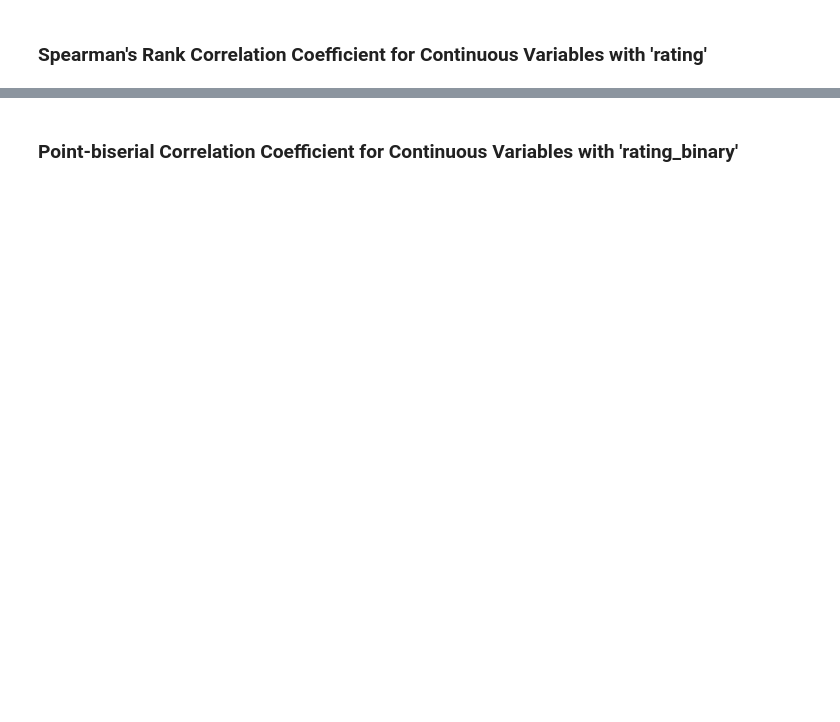
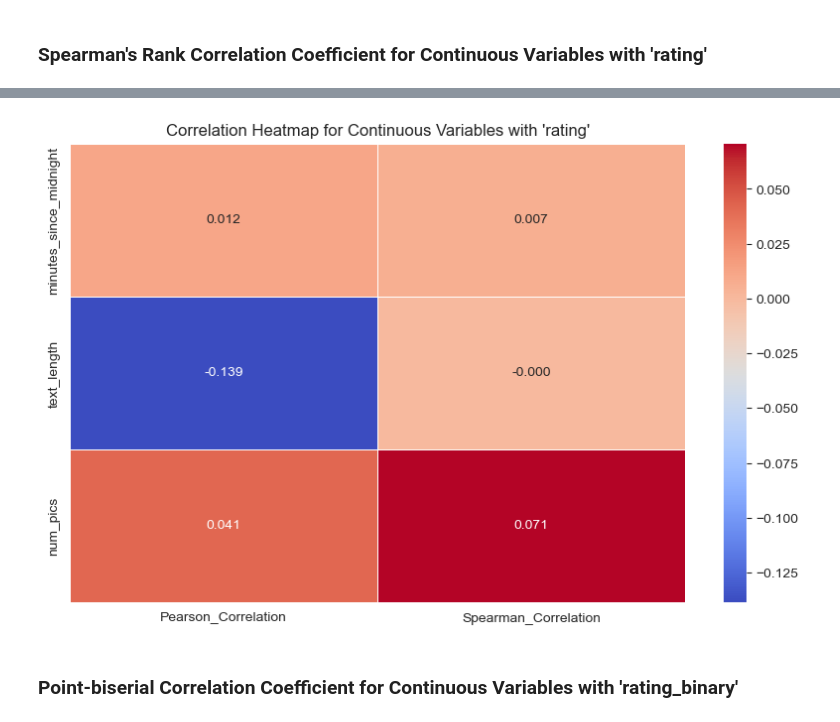
Before and after one commit to SkywingsWang/Masters-Degree-Dissertation, a Jupyter notebook: dissertation.ipynb, the cells around one changed output, grey strips where cells are left out. Saved outputs shown, nothing was run; the diff lists cells and outputs as text; code cells hidden in the pictures; blank space fills up the shorter version.

```diff
--- a/dissertation.ipynb
+++ b/dissertation.ipynb
@@ -564,3 +590,17 @@ spearman_correlations_rating_df
+# %%
+# Combine Pearson and Spearman correlation values into one DataFrame
+correlation_df = pd.DataFrame({
+    'Pearson_Correlation': pearson_correlations_rating_df['Correlation'],
+    'Spearman_Correlation': spearman_correlations_rating_df['Correlation']
+})
+
+# Create a heatmap
+plt.figure(figsize=(10, 6))
+sns.heatmap(correlation_df, annot=True, cmap="coolwarm", fmt=".3f", linewidths=.5)
+plt.title("Correlation Heatmap for Continuous Variables with 'rating'")
+plt.show()
+# %% [output]
+[figure, added]
 # %% [markdown]
 ### Point-biserial Correlation Coefficient for Continuous Variables with 'rating_binary'
 # %%
```
Also changed, not shown: parts of 59 cells of this notebook.
